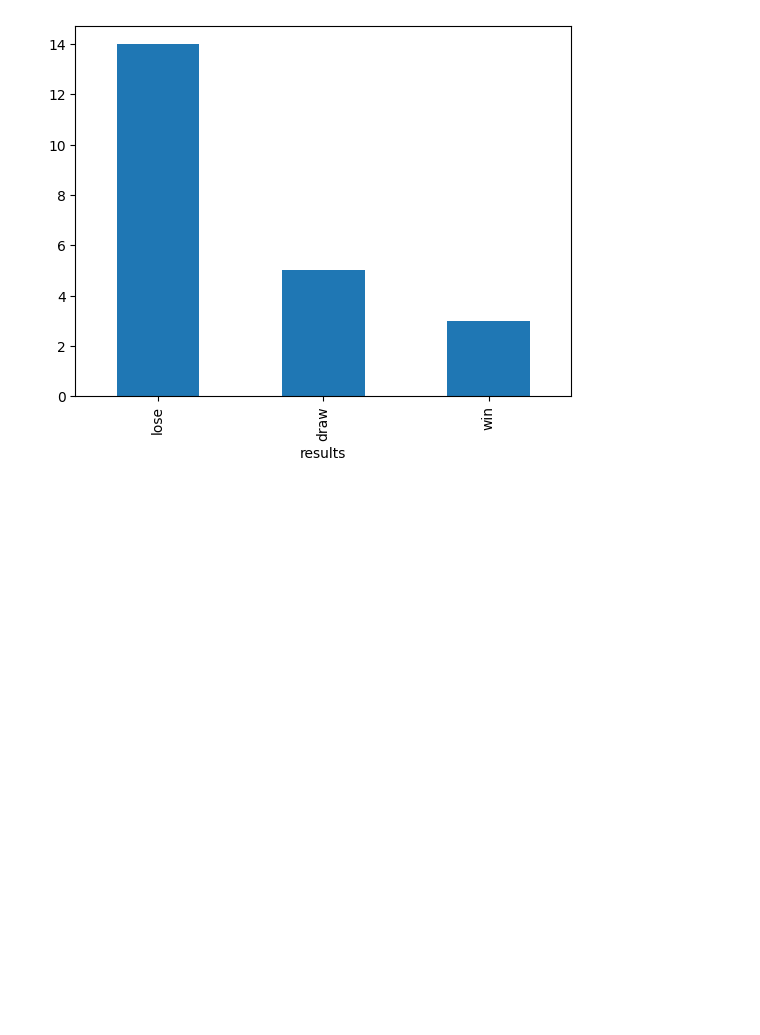
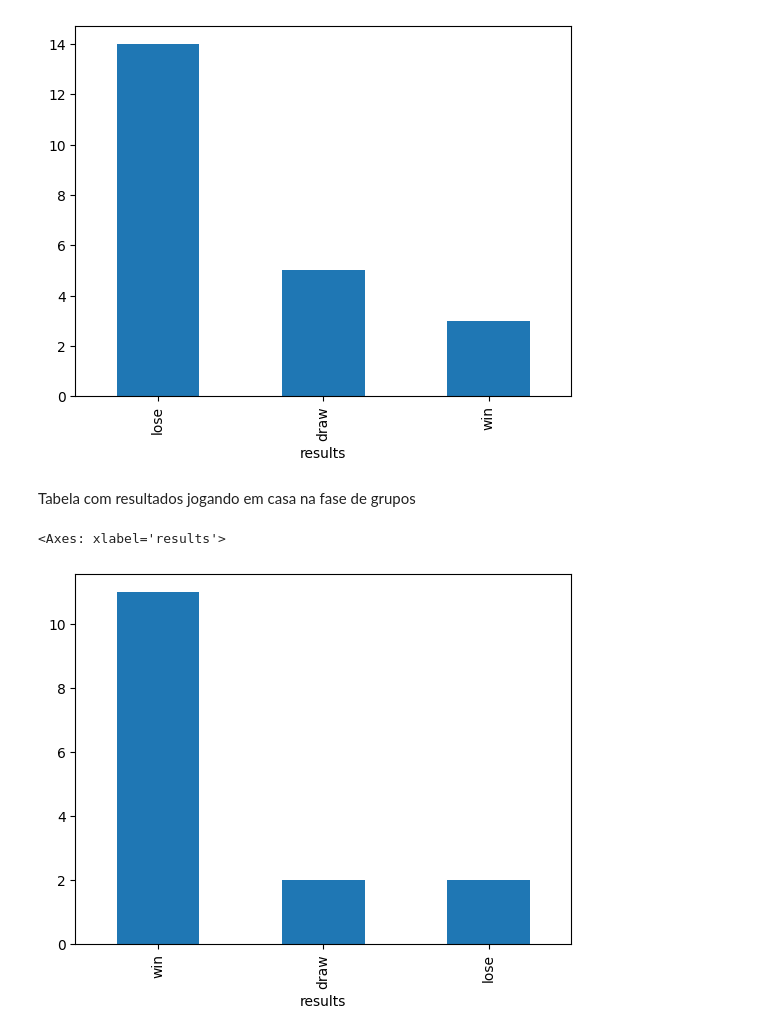
Before and after one commit to LuizHenriqueOliv/probabilidade-estatistica-aplicada-computacao, a Jupyter notebook: analise-camp-brasileiro-futebol/notebooks/analise-spfc.ipynb, the cells around one changed output. Drawn from its saved outputs; the diff is of its cells as text; code cells hidden in the pictures; blank space fills up the shorter version.

```diff
--- a/analise-camp-brasileiro-futebol/notebooks/analise-spfc.ipynb
+++ b/analise-camp-brasileiro-futebol/notebooks/analise-spfc.ipynb
@@ -110,3 +126,12 @@ spfc_away.results.value_counts().plot.bar()
 # %% [output]
 <Axes: xlabel='results'>
 [figure]
+# %% [markdown]
+Tabela com resultados jogando em casa na fase de grupos
+# %%
+# resultados jogando em casa na fase de grupos
+filtro = (sao_paulo["home_team"] == "São Paulo") & (sao_paulo["stage"] == "group stage")
+sao_paulo[filtro].results.value_counts().plot.bar()
+# %% [output]
+<Axes: xlabel='results'>
+[figure, added]
```
Also changed, not shown: parts of 11 cells of this notebook.
